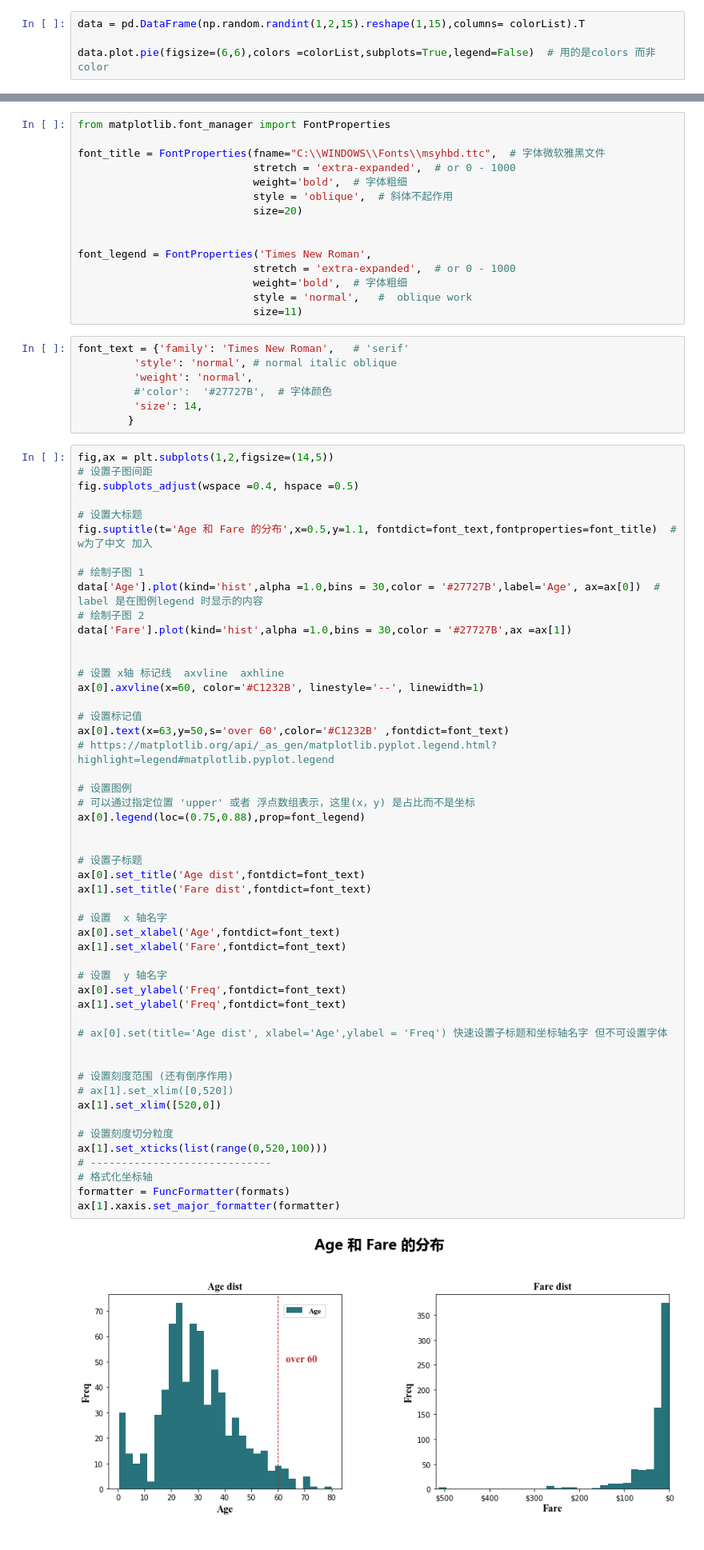
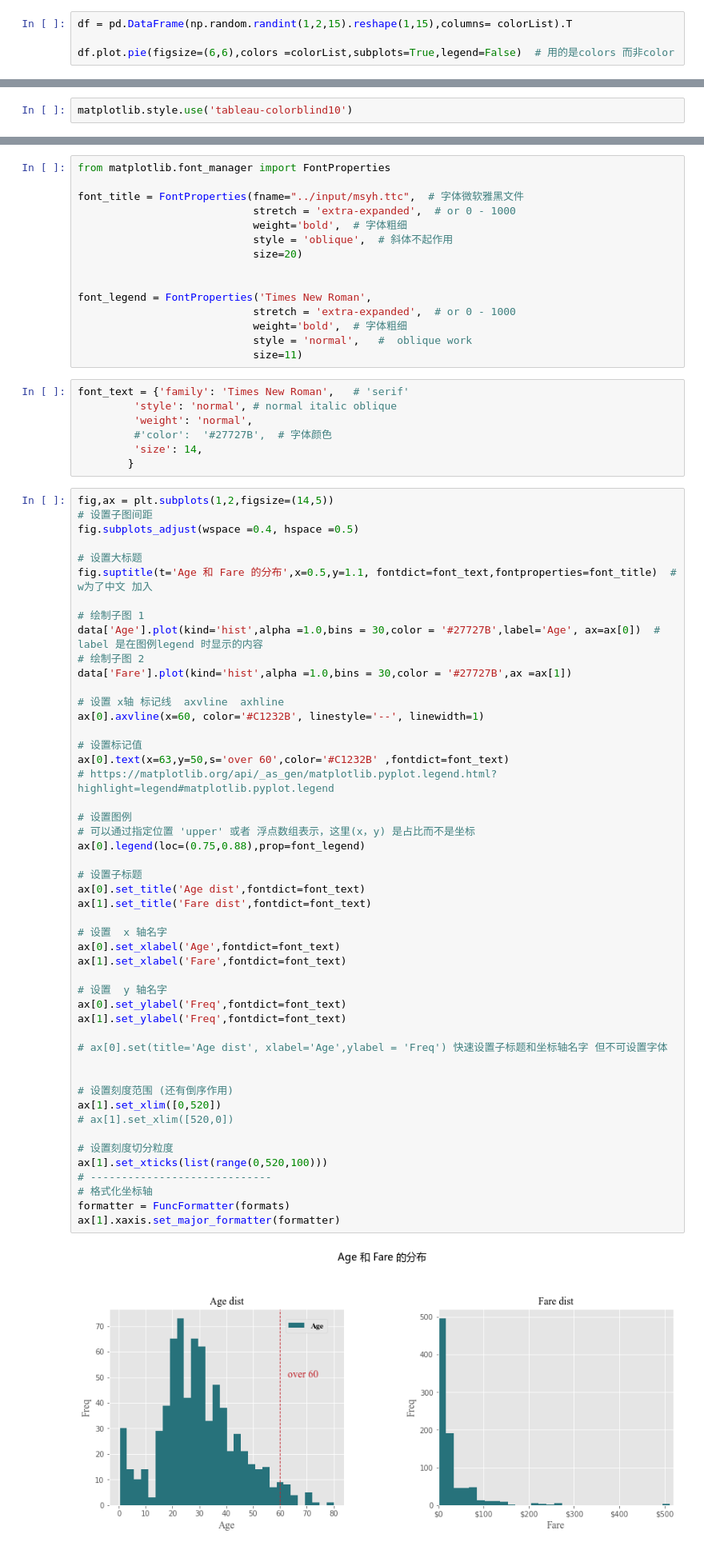
Before and after one commit to kevin-meng/learn-data-analysis-the-hard-way, a Jupyter notebook: Pandas/08.Visualization/8.visualization_solutions.ipynb, the cells around one changed output, grey strips where cells are left out. Shown at 80% size. Cells and saved outputs as stored; diff of their text form.

```diff
--- a/Pandas/08.Visualization/8.visualization_solutions.ipynb
+++ b/Pandas/08.Visualization/8.visualization_solutions.ipynb
@@ -241,7 +296,7 @@ colorList = ['#C1232B','#B5C334','#FCCE10','#E87C25','#27727B',
              '#FE8463','#9BCA63','#FAD860','#F3A43B','#60C0DD',
              '#D7504B','#C6E579','#F4E001','#F0805A','#26C0C0']
 # %%
-data = pd.DataFrame(np.random.randint(1,2,15).reshape(1,15),columns= colorList).T
+df = pd.DataFrame(np.random.randint(1,2,15).reshape(1,15),columns= colorList).T
 
-data.plot.pie(figsize=(6,6),colors =colorList,subplots=True,legend=False)  # 用的是colors 而非color
+df.plot.pie(figsize=(6,6),colors =colorList,subplots=True,legend=False)  # 用的是colors 而非color
 # %% [output]
@@ -256,6 +312,8 @@ array([<matplotlib.axes._subplots.AxesSubplot object at 0x...>],
 如果你也是从 R 转过来的话，那么 ggplot 风格的图一定让你倍感亲切。
 # %%
 matplotlib.style.use('ggplot')
+# %%
+matplotlib.style.use('tableau-colorblind10')
 # %% [markdown]
 另外，matplotlib 还提供了，更多风格供你选择。
 # %%
@@ -333,7 +391,7 @@ def formats(x,pos):
 # %%
 from matplotlib.font_manager import FontProperties
 
-font_title = FontProperties(fname="C:\\WINDOWS\\Fonts\\msyhbd.ttc",  # 字体微软雅黑文件
+font_title = FontProperties(fname="../input/msyh.ttc",  # 字体微软雅黑文件
                             stretch = 'extra-expanded',  # or 0 - 1000
                             weight='bold',  # 字体粗细
                             style = 'oblique',  # 斜体不起作用
@@ -365,7 +423,6 @@ data['Age'].plot(kind='hist',alpha =1.0,bins = 30,color = '#27727B',label='Age',
 # 绘制子图 2
 data['Fare'].plot(kind='hist',alpha =1.0,bins = 30,color = '#27727B',ax =ax[1])
 
-
 # 设置 x轴 标记线  axvline  axhline
 ax[0].axvline(x=60, color='#C1232B', linestyle='--', linewidth=1)
 
@@ -374,37 +431,36 @@ ax[0].text(x=63,y=50,s='over 60',color='#C1232B' ,fontdict=font_text)
 # https://matplotlib.org/api/_as_gen/matplotlib.pyplot.legend.html?highlight=legend#matplotlib.pyplot.legend
 
 # 设置图例
 # 可以通过指定位置 'upper' 或者 浮点数组表示，这里(x，y) 是占比而不是坐标
 ax[0].legend(loc=(0.75,0.88),prop=font_legend)
-
 
 # 设置子标题
 ax[0].set_title('Age dist',fontdict=font_text)
 ax[1].set_title('Fare dist',fontdict=font_text)
 
 # 设置  x 轴名字
 ax[0].set_xlabel('Age',fontdict=font_text)
 ax[1].set_xlabel('Fare',fontdict=font_text)
 
 # 设置  y 轴名字
 ax[0].set_ylabel('Freq',fontdict=font_text)
 ax[1].set_ylabel('Freq',fontdict=font_text)
 
 # ax[0].set(title='Age dist', xlabel='Age',ylabel = 'Freq') 快速设置子标题和坐标轴名字 但不可设置字体
 
 
 # 设置刻度范围 (还有倒序作用)
-# ax[1].set_xlim([0,520])
-ax[1].set_xlim([520,0])
+ax[1].set_xlim([0,520])
+# ax[1].set_xlim([520,0])
 
 # 设置刻度切分粒度
 ax[1].set_xticks(list(range(0,520,100)))
 # -----------------------------
 # 格式化坐标轴
 formatter = FuncFormatter(formats)
 ax[1].xaxis.set_major_formatter(formatter)
 # %% [output]
-[figure, old version]
+[figure, new version]
 # %% [markdown]
 参考官方文档：
 https://matplotlib.org/api/axes_api.html
```
Also changed, not shown: parts of 46 cells of this notebook, 28 other files.
